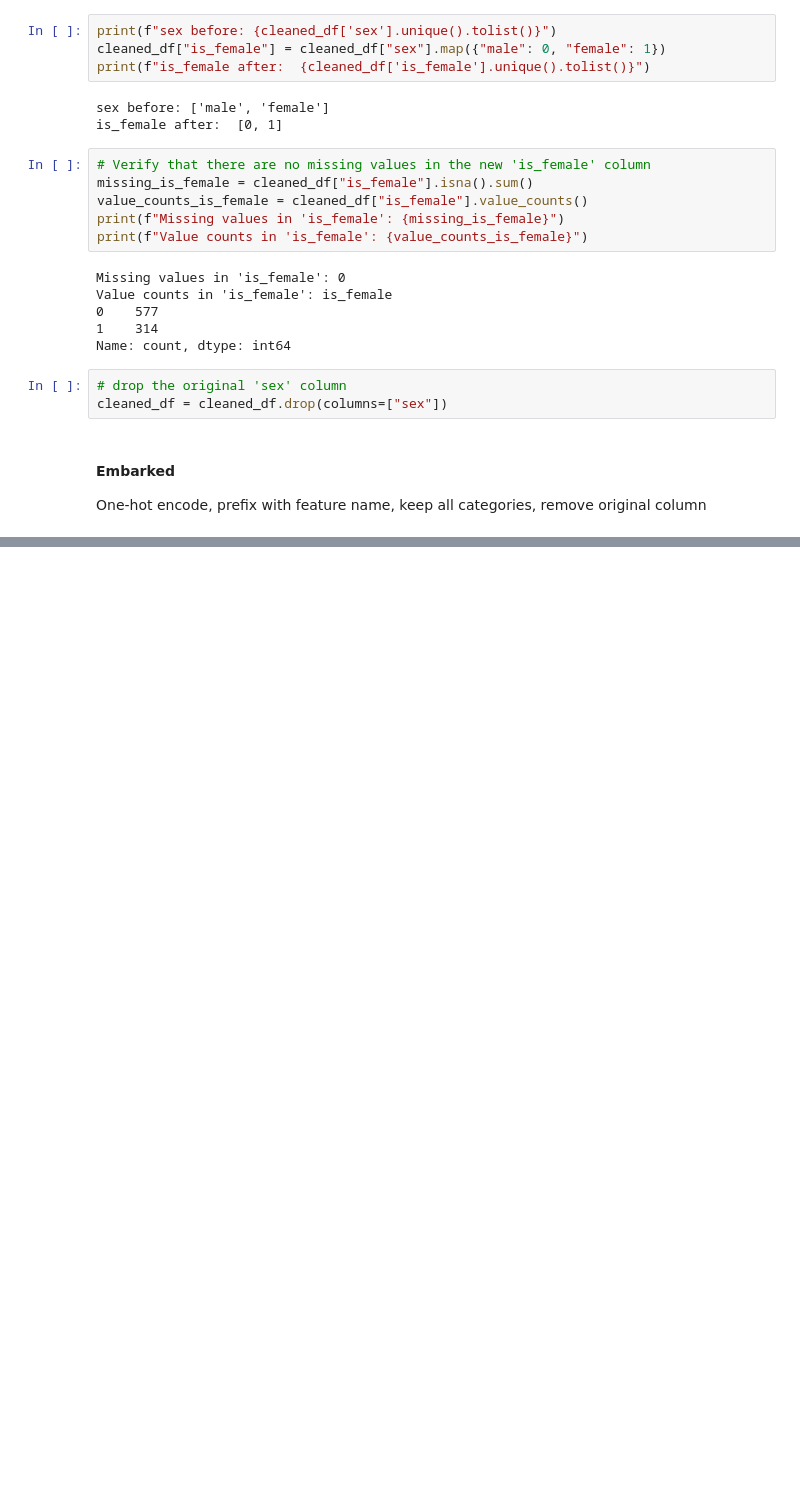
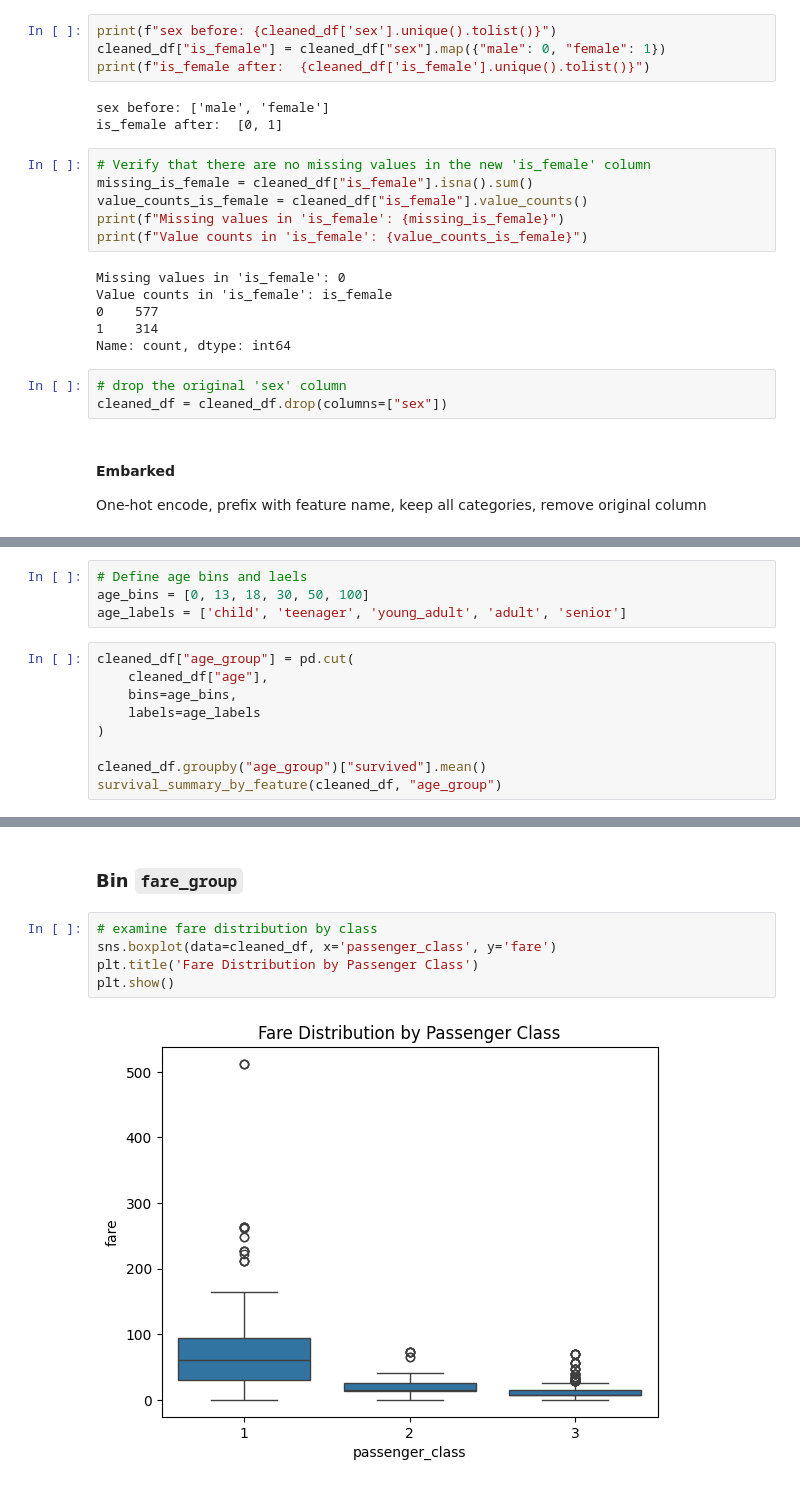
Before and after one commit to helben2002/TitanicCapstoneProject, a Jupyter notebook: ml/notebooks/sara.ipynb, the cells around one changed output, grey strips where cells are left out. Saved outputs shown, nothing was run; the diff lists cells and outputs as text; blank space fills up the shorter version.

Commit message:
data (TITANIC-91): feature engineer age_group, fare_group, family_size, family_group, title

```diff
--- a/ml/notebooks/sara.ipynb
+++ b/ml/notebooks/sara.ipynb
@@ -367,0 +403,13 @@ cleaned_df.head()
+# %%
+# Define age bins and laels
+age_bins = [0, 13, 18, 30, 50, 100]
+age_labels = ['child', 'teenager', 'young_adult', 'adult', 'senior']
+# %%
+cleaned_df["age_group"] = pd.cut(
+    cleaned_df["age"],
+    bins=age_bins,
+    labels=age_labels
+)
+
+cleaned_df.groupby("age_group")["survived"].mean()
+survival_summary_by_feature(cleaned_df, "age_group")
@@ -367,0 +432,9 @@ cleaned_df.head()
+# %% [markdown]
+### Bin `fare_group`
+# %%
+# examine fare distribution by class
+sns.boxplot(data=cleaned_df, x='passenger_class', y='fare')
+plt.title('Fare Distribution by Passenger Class')
+plt.show()
+# %% [output]
+[figure, added]
```
Also changed, not shown: parts of 27 cells of this notebook.
